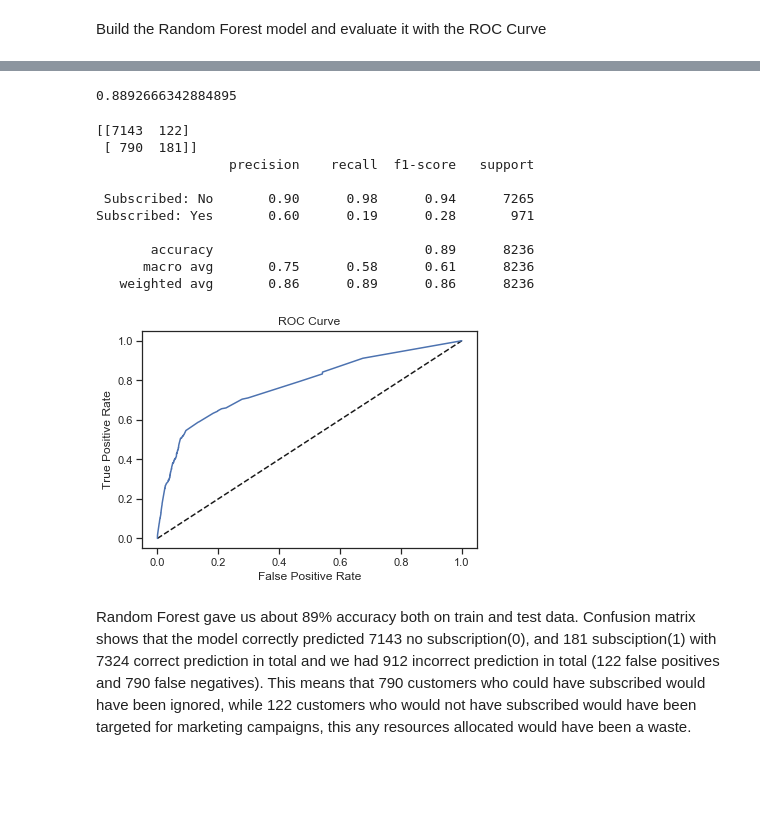
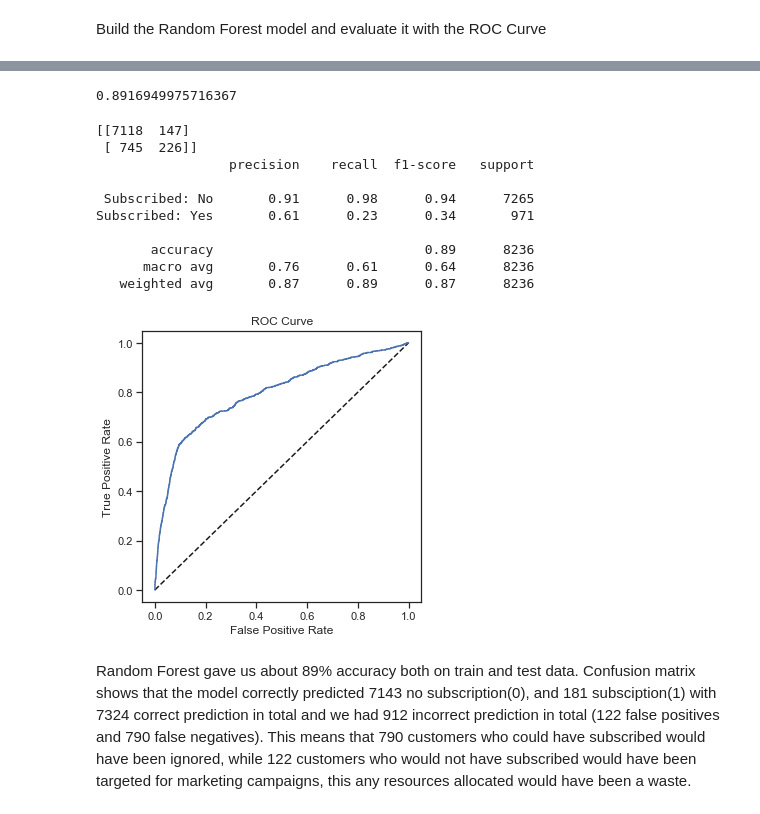
Before and after one commit to Dataforreal/springboard, a Jupyter notebook: Capstone_1/Capstone_Project_1.ipynb, the cells around one changed output, grey strips where cells are left out. Cells and saved outputs as stored; diff of their text form; code cells hidden in the pictures; blank space fills up the shorter version.

```diff
--- a/Capstone_1/Capstone_Project_1.ipynb
+++ b/Capstone_1/Capstone_Project_1.ipynb
@@ -1114,3 +1120,44 @@ Logistic Regression gave us about 89% accuracy both on train and test data. Conf
 #### MODEL 2: Random Forest
 # %% [markdown]
 Build the Random Forest model and evaluate it with the ROC Curve
+# %%
+# Create training and test sets
+X_train_rf, X_test_rf, y_train_rf, y_test_rf = train_test_split(X, y, test_size = 0.2, random_state=42)
+
+#Perform Hyperparametization
+# Number of trees in random forest
+n_estimators = [int(x) for x in np.linspace(start = 200, stop = 2000, num = 10)]
+
+# Number of features to consider at every split
+max_features = ['auto', 'sqrt']
+
+# Maximum number of levels in tree
+max_depth = [int(x) for x in np.linspace(10, 110, num = 11)]
+max_depth.append(None)
+
+# Minimum number of samples required to split a node
+min_samples_split = [2, 5, 10]
+
+# Minimum number of samples required at each leaf node
+min_samples_leaf = [1, 2, 4]
+
+# Method of selecting samples for training each tree
+bootstrap = [True, False]
+
+# Create the random grid
+random_grid = {'n_estimators': n_estimators,
+               'max_features': max_features,
+               'max_depth': max_depth,
+               'min_samples_split': min_samples_split,
+               'min_samples_leaf': min_samples_leaf,
+               'bootstrap': bootstrap}
+print(random_grid)
+
+#Loop through the parameter grid, set the hyperparameters, and save the scores
+#for g in ParameterGrid(grid):
+    #random_forest.set_params(**g)  # ** is "unpacking" the dictionary
+    #random_forest.fit(X_train_rf, y_train_rf)
+    #test_scores.append(random_forest.score(X_test_rf, y_test_rf))
+
+# Create the classifier: random_forest
+#random_forest = RandomForestClassifier(n_estimators=200, max_depth = 3, max_features=17, random_state=42)
@@ -1117 +1166,4 @@ Build the Random Forest model and evaluate it with the ROC Curve
+# %%
+rf = RandomForestClassifier()
+random_forest = RandomizedSearchCV (estimator = rf, param_distributions  = random_grid, n_jobs = -1, n_iter = 100, cv = 3, verbose=2, random_state=42)
 # %%
@@ -1152,36 +1188,37 @@ test accuracy:  0.8892666342884895
 # %%
 print(metrics.accuracy_score(y_test_rf, y_pred_rf))
 # %% [output]
-0.8892666342884895
+0.8916949975716367
 # %%
 # Compute and print the confusion matrix and classification report
 print(confusion_matrix(y_test_rf, y_pred_rf))
 target_names = ['Subscribed: No', 'Subscribed: Yes']
 print(classification_report(y_test_rf, y_pred_rf, target_names=target_names))
 # %% [output]
-[[7143  122]
- [ 790  181]]
+[[7118  147]
+ [ 745  226]]
                  precision    recall  f1-score   support
 
- Subscribed: No       0.90      0.98      0.94      7265
-Subscribed: Yes       0.60      0.19      0.28       971
+ Subscribed: No       0.91      0.98      0.94      7265
+Subscribed: Yes       0.61      0.23      0.34       971
 
        accuracy                           0.89      8236
-      macro avg       0.75      0.58      0.61      8236
-   weighted avg       0.86      0.89      0.86      8236
+      macro avg       0.76      0.61      0.64      8236
+   weighted avg       0.87      0.89      0.87      8236
 # %%
 # Generate ROC curve values: fpr, tpr, thresholds
 fpr, tpr, thresholds = roc_curve(y_test_rf, y_pred_prob_rf)
 
 # Plot ROC curve
+plt.figure(figsize=(5, 5))
 plt.plot([0, 1], [0, 1], 'k--')
 plt.plot(fpr, tpr)
 plt.xlabel('False Positive Rate')
 plt.ylabel('True Positive Rate')
 plt.title('ROC Curve')
 plt.show()
 # %% [output]
-[figure, old version]
+[figure, new version]
 # %% [markdown]
 Random Forest gave us about 89% accuracy both on train and test data. Confusion matrix shows that the model correctly predicted 7143 no subscription(0), and 181 subsciption(1) with 7324 correct prediction in total and we had 912 incorrect prediction in total (122 false positives and 790 false negatives). This means that 790 customers who could have subscribed would have been ignored, while 122 customers who would not have subscribed would have been targeted for marketing campaigns, this any resources allocated would have been a waste.
 # %% [markdown]
```
Also changed, not shown: parts of 16 cells of this notebook.
